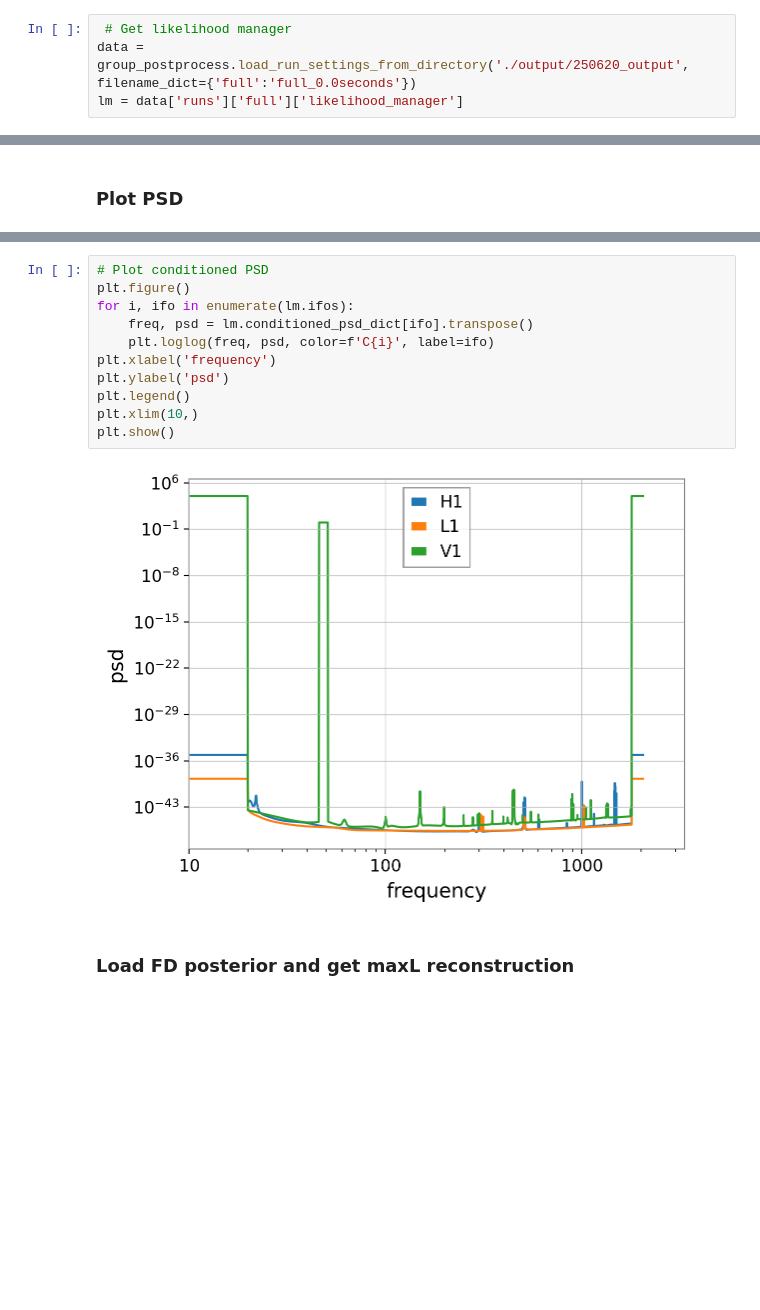
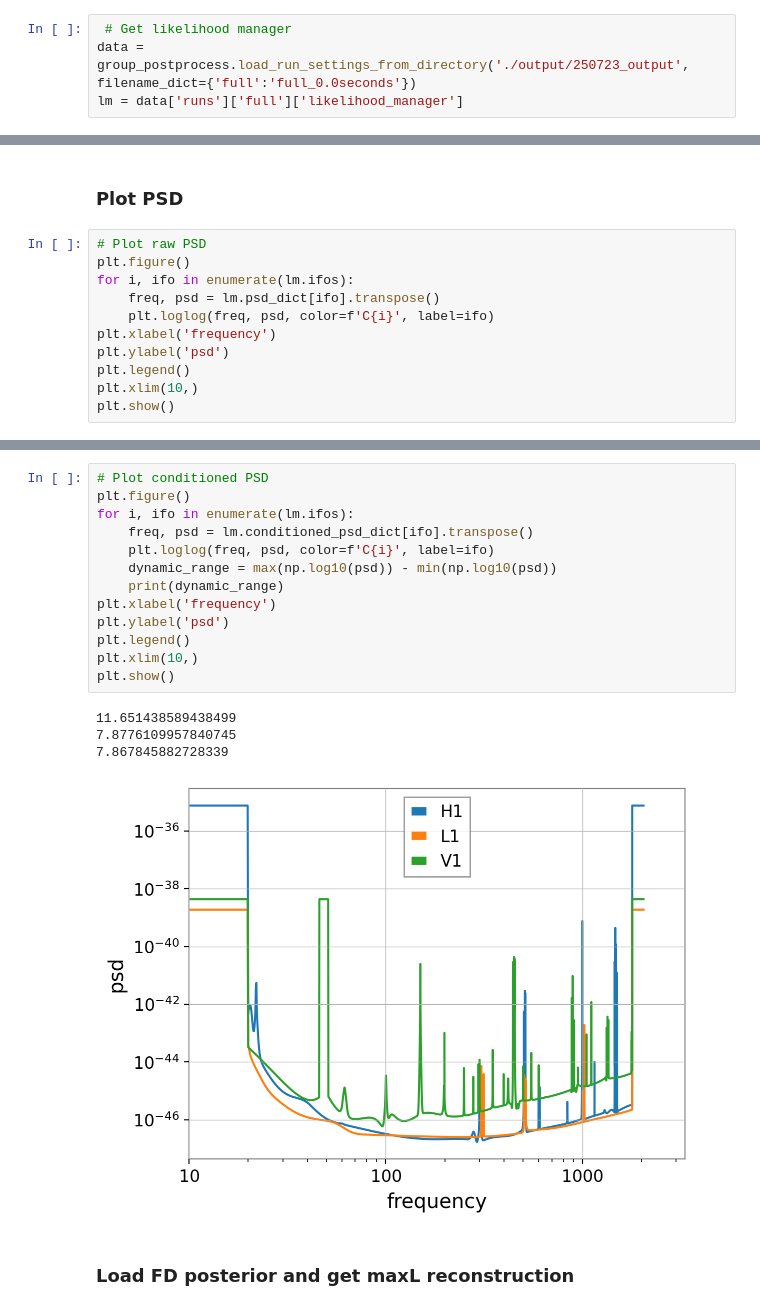
Before and after one commit to simonajmiller/tdinf, a Jupyter notebook: review/GW200208_222617_IMRPhenomXPHM/plot_inputs.ipynb, the cells around one changed output, grey strips where cells are left out. Cells and saved outputs as stored; diff of their text form; blank space fills up the shorter version.

Commit message:
add check for huge dynamic range of PSD, in order to try to get GW200208_222617 working

```diff
--- a/review/GW200208_222617_IMRPhenomXPHM/plot_inputs.ipynb
+++ b/review/GW200208_222617_IMRPhenomXPHM/plot_inputs.ipynb
@@ -22,6 +22,6 @@ importlib.reload(run_sampler)
 ### Load likelihood manager
 # %%
  # Get likelihood manager
-data = group_postprocess.load_run_settings_from_directory('./output/250620_output', filename_dict={'full':'full_0.0seconds'})
+data = group_postprocess.load_run_settings_from_directory('./output/250723_output', filename_dict={'full':'full_0.0seconds'})
 lm = data['runs']['full']['likelihood_manager']
 # %% [output]
@@ -45,2 +40,13 @@ kwargs are:
 # %% [markdown]
 ### Plot PSD
+# %%
+# Plot raw PSD
+plt.figure()
+for i, ifo in enumerate(lm.ifos):
+    freq, psd = lm.psd_dict[ifo].transpose()
+    plt.loglog(freq, psd, color=f'C{i}', label=ifo)
+plt.xlabel('frequency')
+plt.ylabel('psd')
+plt.legend()
+plt.xlim(10,)
+plt.show()
@@ -47,16 +55,21 @@ kwargs are:
 # %%
 # Plot conditioned PSD
 plt.figure()
 for i, ifo in enumerate(lm.ifos):
     freq, psd = lm.conditioned_psd_dict[ifo].transpose()
     plt.loglog(freq, psd, color=f'C{i}', label=ifo)
+    dynamic_range = max(np.log10(psd)) - min(np.log10(psd))
+    print(dynamic_range)
 plt.xlabel('frequency')
 plt.ylabel('psd')
 plt.legend()
 plt.xlim(10,)
 plt.show()
 # %% [output]
+11.651438589438499
+7.8776109957840745
+7.867845882728339
-[figure, old version]
+[figure, new version]
 # %% [markdown]
 ### Load FD posterior and get maxL reconstruction
 # %%
```
Also changed, not shown: parts of 8 cells of this notebook, 3 other files.
